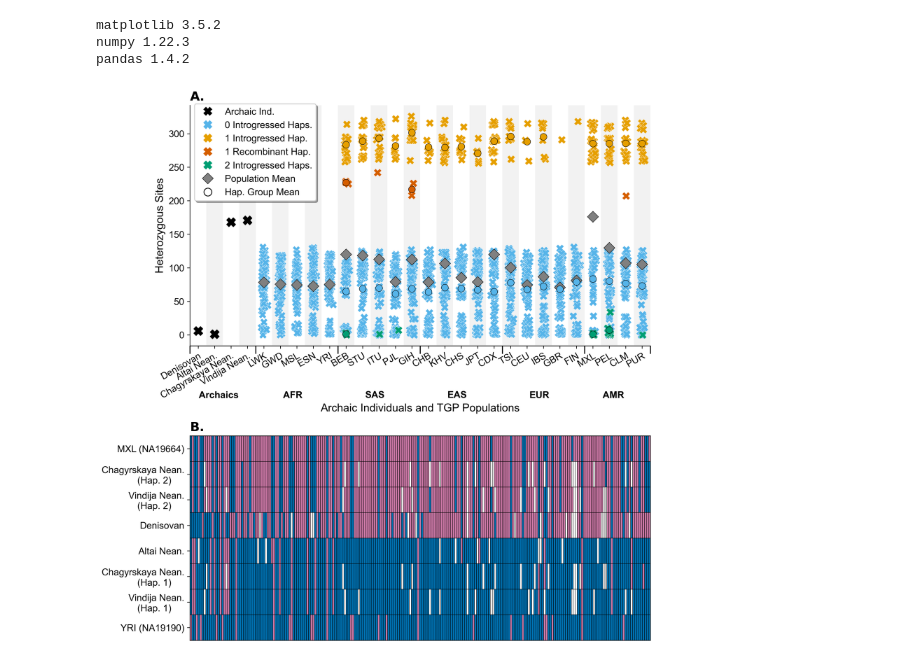
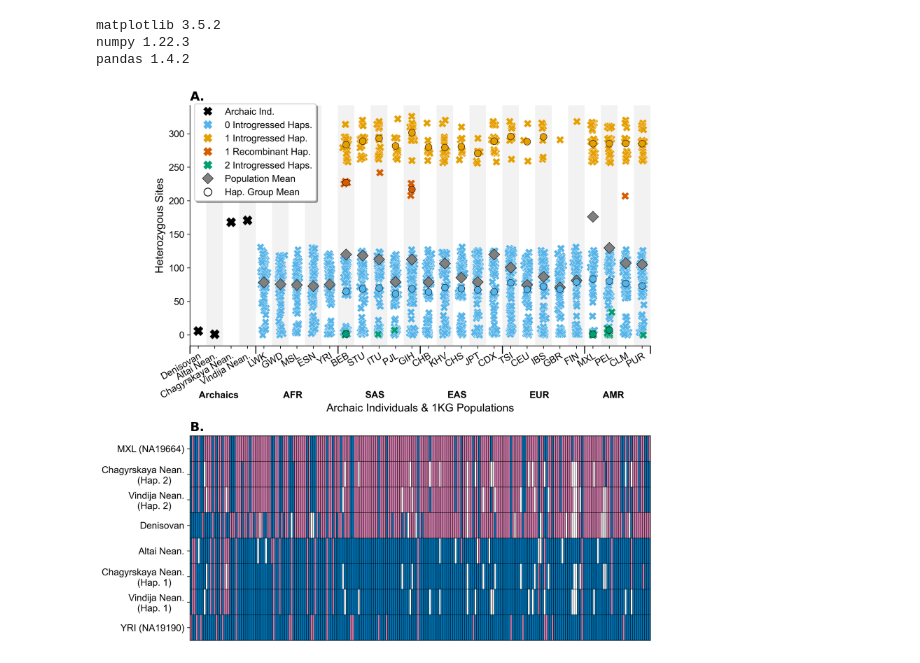
Before and after one commit to David-Peede/MUC19, a Jupyter notebook: figure_nbs/figure_5_v_revisions.ipynb, the cells around one changed output. Drawn from its saved outputs; the diff is of its cells as text; code cells hidden in the pictures.

```diff
--- a/figure_nbs/figure_5_v_revisions.ipynb
+++ b/figure_nbs/figure_5_v_revisions.ipynb
@@ -130,7 +130,7 @@ for i, pop in enumerate(pop_list):
                     )
 # Label the axes.
 ax1.set_ylabel('Heterozygous Sites')
-ax1.set_xlabel('Archaic Individuals and TGP Populations')
+ax1.set_xlabel('Archaic Individuals & 1KG Populations')
 # Set the x-axis limits, tick positions, and labels.
 ax1.set_xlim(-0.5, het_xlabs.size - 0.5)
 ax1.set_xticks(het_xlab_pos)
@@ -219,31 +219,31 @@ ax2.spines['left'].set_visible(True)
 ### Exporting ###
 #################
 
 # Intilaize a title list.
 title_list = [
     r'$\bf{A.}$',
     r'$\bf{B.}$',
 ]
 # For each subplot.
 for ax, title in zip([ax1, ax2], title_list):
     # Plot the title.
     ax.set_title(title, loc='left')
 # Enforce a tight layout.
 plt.tight_layout()
 # Export the plot.
 plt.savefig(
     './main_figures/png/figure_5.png', format='png',
     facecolor='white', bbox_inches='tight', dpi=500,
 )
 plt.savefig(
     './main_figures/svg/figure_5.svg', format='svg',
     facecolor='white', bbox_inches='tight', dpi=500,
 )
 plt.savefig(
     './main_figures/pdf/figure_5.pdf', format='pdf',
     facecolor='white', bbox_inches='tight', dpi=500,
 )
 # Show the plot.
 plt.show()
 # %% [output]
-[figure, old version]
+[figure, new version]
```
Also changed, not shown: 3 other files.
